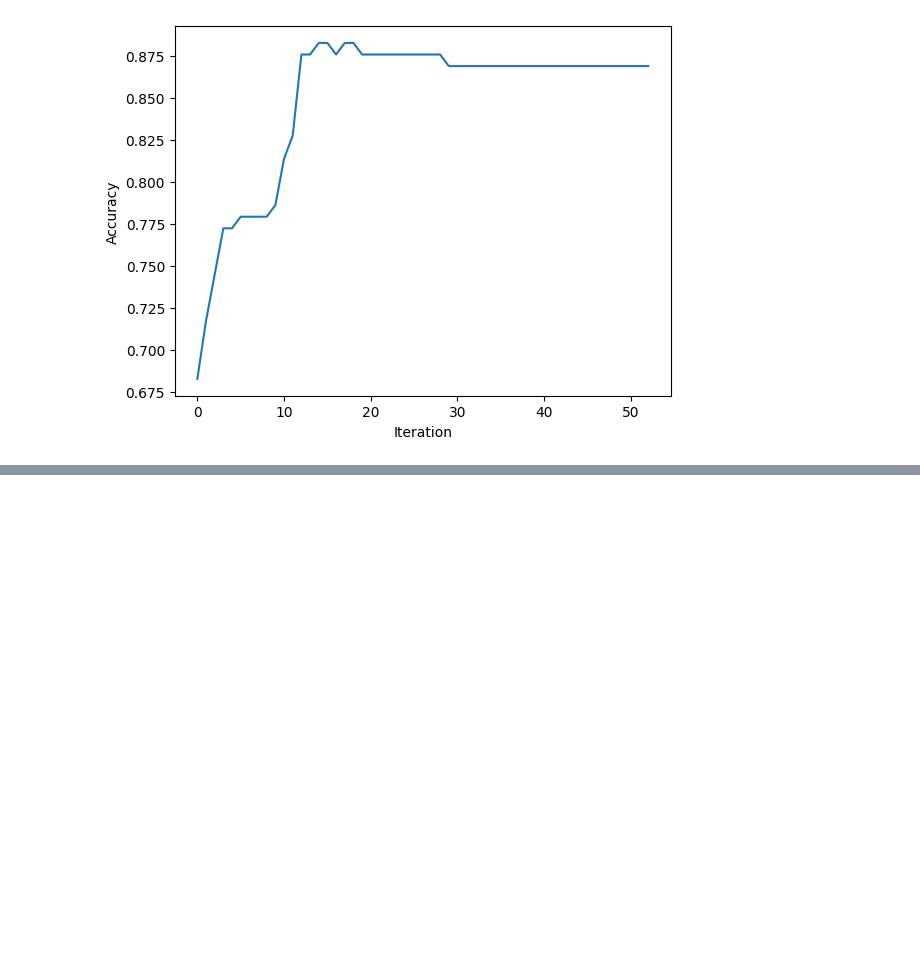
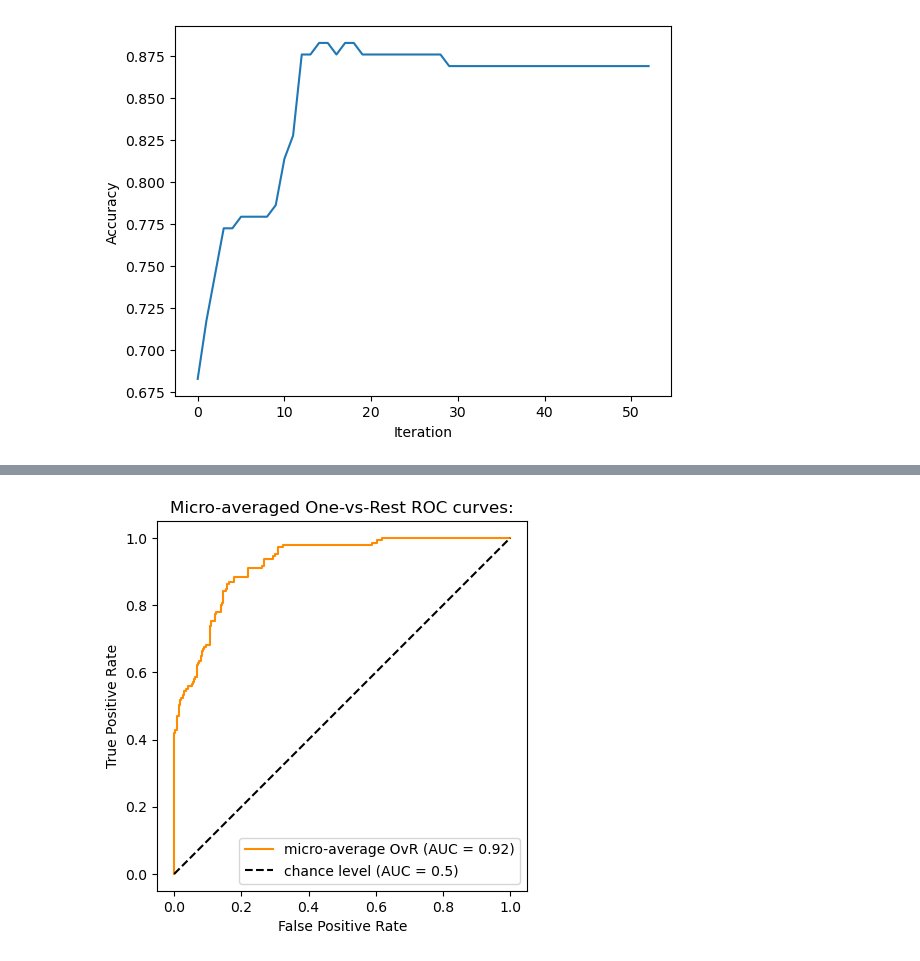
Before and after one commit to PhiVietHoang/Project1, a Jupyter notebook: model_test.ipynb, the cells around one changed output, grey strips where cells are left out. Cells and saved outputs as stored; diff of their text form; code cells hidden in the pictures; blank space fills up the shorter version.

```diff
--- a/model_test.ipynb
+++ b/model_test.ipynb
@@ -166,0 +205,12 @@ High        0.98   0.96    0.98   0.92  0.94
+# %%
+RocCurveDisplay.from_predictions(L_onehot_test.ravel(), prob.ravel(), name="micro-average OvR",
+    color="darkorange",)
+plt.plot([0, 1], [0, 1], "k--", label="chance level (AUC = 0.5)")
+plt.axis("square")
+plt.xlabel("False Positive Rate")
+plt.ylabel("True Positive Rate")
+plt.title("Micro-averaged One-vs-Rest ROC curves:")
+plt.legend()
+plt.show()
+# %% [output]
+[figure, added]
```
Also changed, not shown: parts of 10 cells of this notebook.
